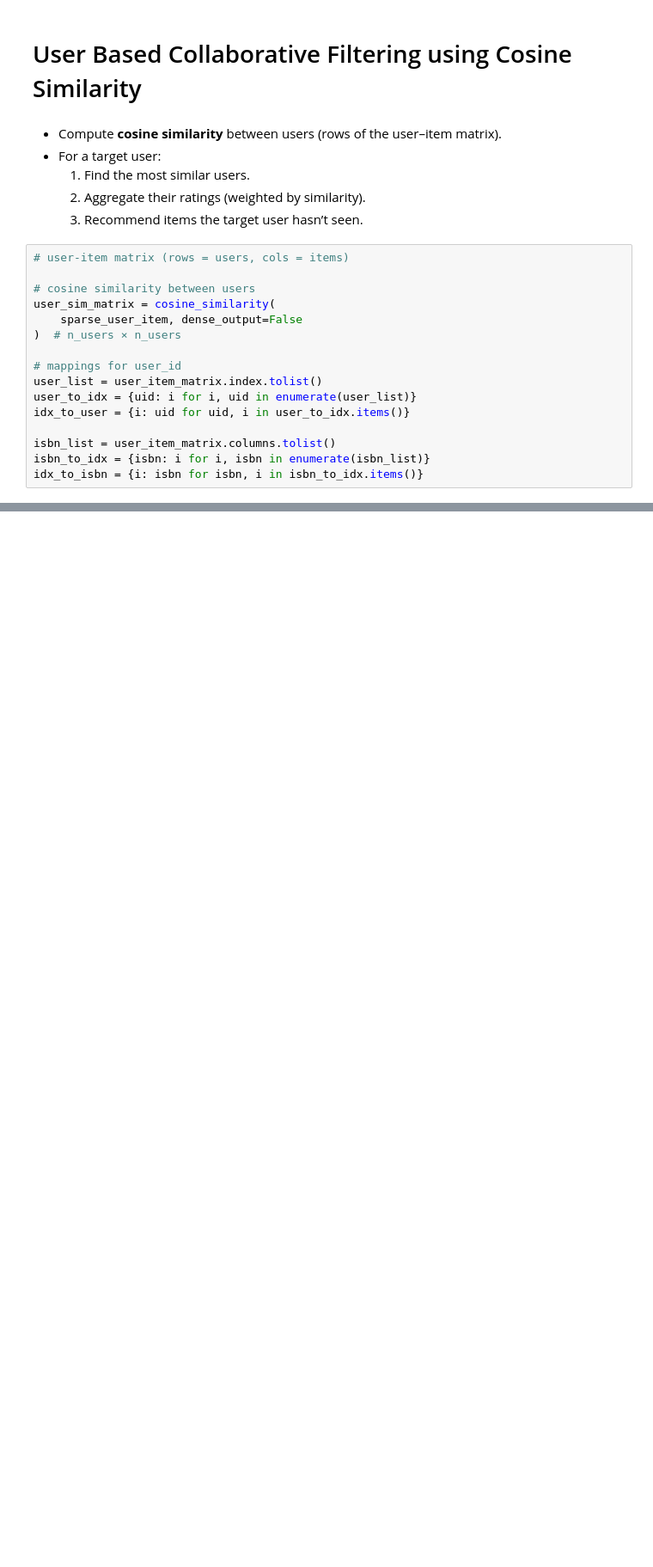
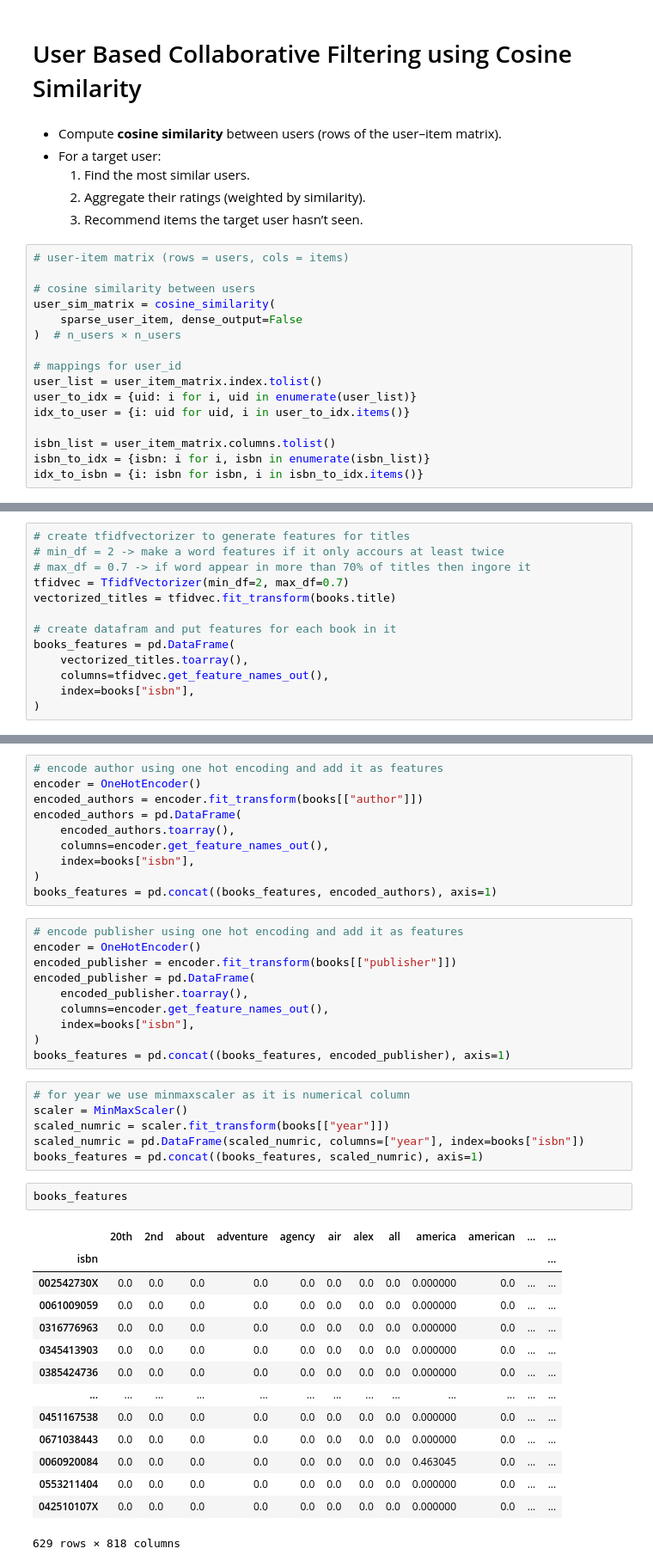
Before and after one commit to AhmedMagdi2003/GTC-Book-Recommendation-System, a Jupyter notebook: Notebooks/04_model_training_and_validation.ipynb, the cells around one changed output, grey strips where cells are left out. Shown: that part at 86% size. Saved outputs shown, nothing was run; the diff lists cells and outputs as text; blank space fills up the shorter version.

```diff
--- a/Notebooks/04_model_training_and_validation.ipynb
+++ b/Notebooks/04_model_training_and_validation.ipynb
@@ -450,0 +323,13 @@ KeyboardInterrupt:
+# %%
+# create tfidfvectorizer to generate features for titles
+# min_df = 2 -> make a word features if it only accours at least twice
+# max_df = 0.7 -> if word appear in more than 70% of titles then ingore it
+tfidvec = TfidfVectorizer(min_df=2, max_df=0.7)
+vectorized_titles = tfidvec.fit_transform(books.title)
+
+# create datafram and put features for each book in it
+books_features = pd.DataFrame(
+    vectorized_titles.toarray(),
+    columns=tfidvec.get_feature_names_out(),
+    index=books["isbn"],
+)
@@ -450,0 +347,43 @@ KeyboardInterrupt:
+# %%
+# encode author using one hot encoding and add it as features
+encoder = OneHotEncoder()
+encoded_authors = encoder.fit_transform(books[["author"]])
+encoded_authors = pd.DataFrame(
+    encoded_authors.toarray(),
+    columns=encoder.get_feature_names_out(),
+    index=books["isbn"],
+)
+books_features = pd.concat((books_features, encoded_authors), axis=1)
+# %%
+# encode publisher using one hot encoding and add it as features
+encoder = OneHotEncoder()
+encoded_publisher = encoder.fit_transform(books[["publisher"]])
+encoded_publisher = pd.DataFrame(
+    encoded_publisher.toarray(),
+    columns=encoder.get_feature_names_out(),
+    index=books["isbn"],
+)
+books_features = pd.concat((books_features, encoded_publisher), axis=1)
+# %%
+# for year we use minmaxscaler as it is numerical column
+scaler = MinMaxScaler()
+scaled_numric = scaler.fit_transform(books[["year"]])
+scaled_numric = pd.DataFrame(scaled_numric, columns=["year"], index=books["isbn"])
+books_features = pd.concat((books_features, scaled_numric), axis=1)
+# %%
+books_features
+# %% [output]
+|  | 20th | 2nd | about | adventure | agency | air | alex | all | america | american | ... | ... |
+| isbn |  |  |  |  |  |  |  |  |  |  |  | ... |
+| 002542730X | 0.0 | 0.0 | 0.0 | 0.0 | 0.0 | 0.0 | 0.0 | 0.0 | 0.000000 | 0.0 | ... | ... |
+| 0061009059 | 0.0 | 0.0 | 0.0 | 0.0 | 0.0 | 0.0 | 0.0 | 0.0 | 0.000000 | 0.0 | ... | ... |
+| 0316776963 | 0.0 | 0.0 | 0.0 | 0.0 | 0.0 | 0.0 | 0.0 | 0.0 | 0.000000 | 0.0 | ... | ... |
+| 0345413903 | 0.0 | 0.0 | 0.0 | 0.0 | 0.0 | 0.0 | 0.0 | 0.0 | 0.000000 | 0.0 | ... | ... |
+| 0385424736 | 0.0 | 0.0 | 0.0 | 0.0 | 0.0 | 0.0 | 0.0 | 0.0 | 0.000000 | 0.0 | ... | ... |
+| ... | ... | ... | ... | ... | ... | ... | ... | ... | ... | ... | ... | ... |
+| 0451167538 | 0.0 | 0.0 | 0.0 | 0.0 | 0.0 | 0.0 | 0.0 | 0.0 | 0.000000 | 0.0 | ... | ... |
+| 0671038443 | 0.0 | 0.0 | 0.0 | 0.0 | 0.0 | 0.0 | 0.0 | 0.0 | 0.000000 | 0.0 | ... | ... |
+| 0060920084 | 0.0 | 0.0 | 0.0 | 0.0 | 0.0 | 0.0 | 0.0 | 0.0 | 0.463045 | 0.0 | ... | ... |
+| 0553211404 | 0.0 | 0.0 | 0.0 | 0.0 | 0.0 | 0.0 | 0.0 | 0.0 | 0.000000 | 0.0 | ... | ... |
+| 042510107X | 0.0 | 0.0 | 0.0 | 0.0 | 0.0 | 0.0 | 0.0 | 0.0 | 0.000000 | 0.0 | ... | ... |
+629 rows × 818 columns
```
Also changed, not shown: parts of 40 cells of this notebook, 2 other files.
